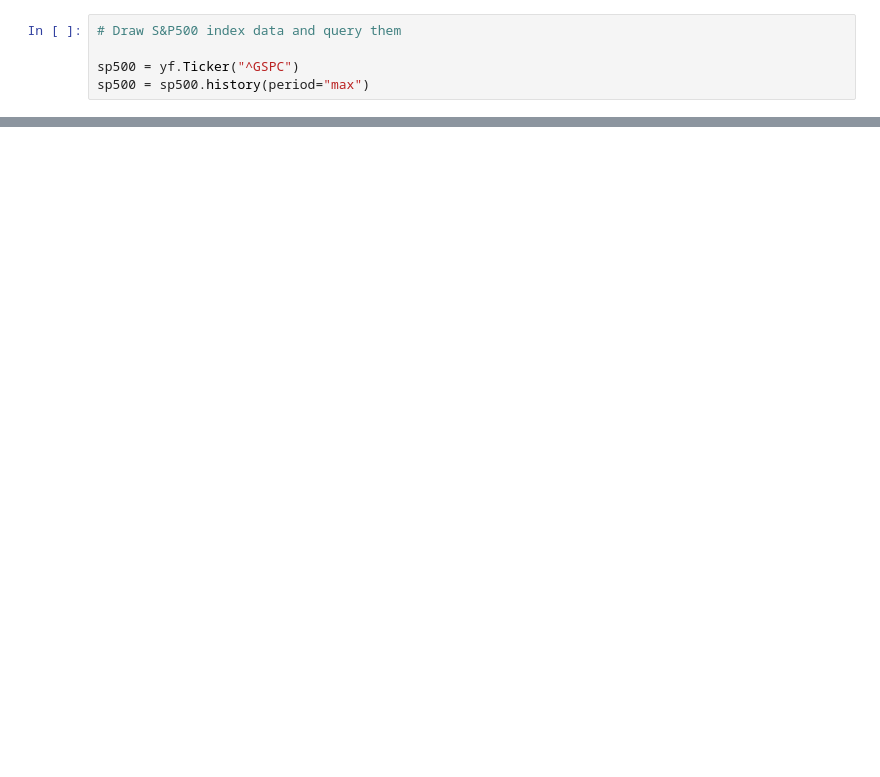
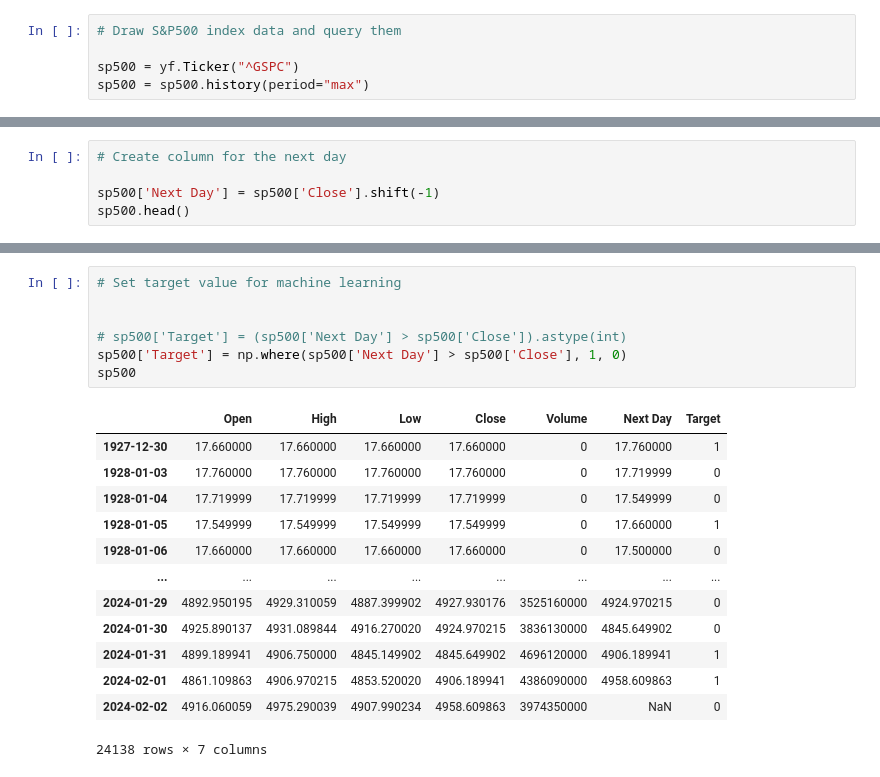
Before and after one commit to v3232/Predicting-Stock-Market-with-Machine-Learning, a Jupyter notebook: main.ipynb, the cells around one changed output, grey strips where cells are left out. Drawn from its saved outputs; the diff is of its cells as text; blank space fills up the shorter version.

```diff
--- a/main.ipynb
+++ b/main.ipynb
@@ -69,0 +72,5 @@ sp500
+# %%
+# Create column for the next day
+
+sp500['Next Day'] = sp500['Close'].shift(-1)
+sp500.head()
@@ -69,0 +89,21 @@ sp500
+# %%
+# Set target value for machine learning
+
+
+# sp500['Target'] = (sp500['Next Day'] > sp500['Close']).astype(int)
+sp500['Target'] = np.where(sp500['Next Day'] > sp500['Close'], 1, 0)
+sp500
+# %% [output]
+|  | Open | High | Low | Close | Volume | Next Day | Target |
+| 1927-12-30 | 17.660000 | 17.660000 | 17.660000 | 17.660000 | 0 | 17.760000 | 1 |
+| 1928-01-03 | 17.760000 | 17.760000 | 17.760000 | 17.760000 | 0 | 17.719999 | 0 |
+| 1928-01-04 | 17.719999 | 17.719999 | 17.719999 | 17.719999 | 0 | 17.549999 | 0 |
+| 1928-01-05 | 17.549999 | 17.549999 | 17.549999 | 17.549999 | 0 | 17.660000 | 1 |
+| 1928-01-06 | 17.660000 | 17.660000 | 17.660000 | 17.660000 | 0 | 17.500000 | 0 |
+| ... | ... | ... | ... | ... | ... | ... | ... |
+| 2024-01-29 | 4892.950195 | 4929.310059 | 4887.399902 | 4927.930176 | 3525160000 | 4924.970215 | 0 |
+| 2024-01-30 | 4925.890137 | 4931.089844 | 4916.270020 | 4924.970215 | 3836130000 | 4845.649902 | 0 |
+| 2024-01-31 | 4899.189941 | 4906.750000 | 4845.149902 | 4845.649902 | 4696120000 | 4906.189941 | 1 |
+| 2024-02-01 | 4861.109863 | 4906.970215 | 4853.520020 | 4906.189941 | 4386090000 | 4958.609863 | 1 |
+| 2024-02-02 | 4916.060059 | 4975.290039 | 4907.990234 | 4958.609863 | 3974350000 | NaN | 0 |
+24138 rows × 7 columns
```
Also changed, not shown: parts of 8 cells of this notebook.
